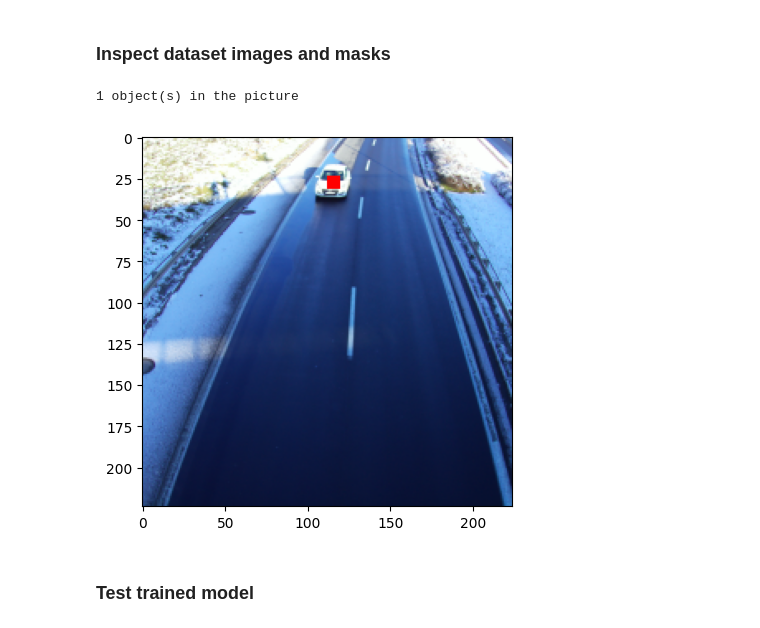
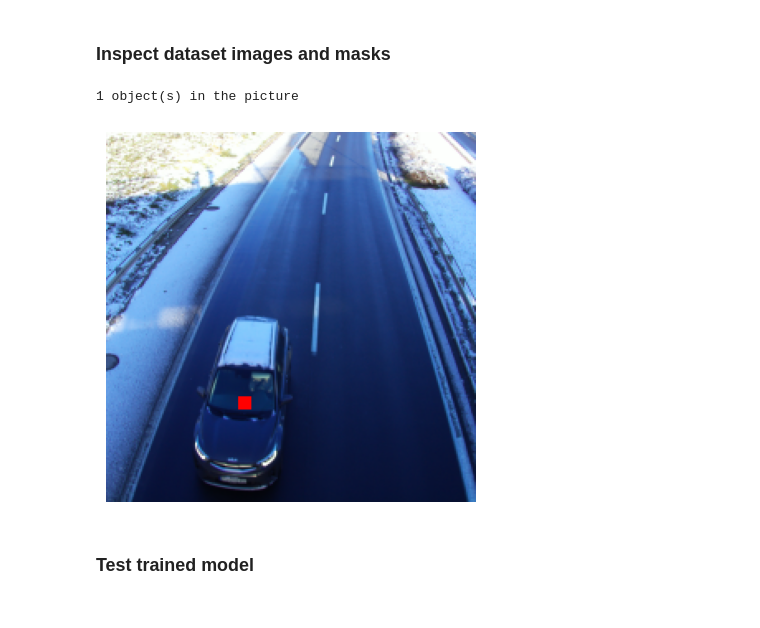
Before and after one commit to krzy3chu/FOMO, a Jupyter notebook: fomo.ipynb, the cells around one changed output. Drawn from its saved outputs; the diff is of its cells as text; code cells hidden in the pictures.

```diff
--- a/fomo.ipynb
+++ b/fomo.ipynb
@@ -41,8 +44,10 @@ DETECTION_THRESHOLD = 0.2
 #### BoundingBoxToMask
 # %%
 class BoundingBoxToMask:
-    """Convert YOLO bounding boxes to FOMO centroids"""
-
+    """
+    Convert YOLO bounding boxes to FOMO centroids.
+    Used in label processing.
+    """
     def __init__(self, image_resolution: int, grid_scale: int, number_of_classes: int):
         self._image_resolution = image_resolution
         self._grid_scale = grid_scale
@@ -306,27 +323,28 @@ LOCAL_RANK: 0 - CUDA_VISIBLE_DEVICES: [0]
 # %%
 def inspect_dataset(data_idx: int, class_idx: int):
     dataset = VehicleDataset(
                 DATASET_DIR / Path("training"),
                 Resize((IMAGE_RESOLUTION, IMAGE_RESOLUTION), antialias=True),
                 BoundingBoxToMask(IMAGE_RESOLUTION, GRID_SCALE, 1))
     image = dataset[data_idx][0]
     mask = dataset[data_idx][1][class_idx]
     image = image.permute(1, 2, 0).numpy().astype(int)
     mask_res = cv2.resize(
         mask.numpy(),
         dsize=(IMAGE_RESOLUTION, IMAGE_RESOLUTION),
         interpolation=cv2.INTER_NEAREST,
     )
     image[mask_res == 1] = [255, 0, 0]
+    plt.axis('off')
     plt.imshow(image)
 
     cnt = np.count_nonzero(mask)
     print(str(cnt), "object(s) in the picture")
 
-inspect_dataset(data_idx=0, class_idx=0)
+inspect_dataset(data_idx=27, class_idx=0)
 # %% [output]
 1 object(s) in the picture
-[figure, old version]
+[figure, new version]
 # %% [markdown]
 ### Test trained model
 # %%
```
Also changed, not shown: parts of 9 cells of this notebook, 1 other file.
